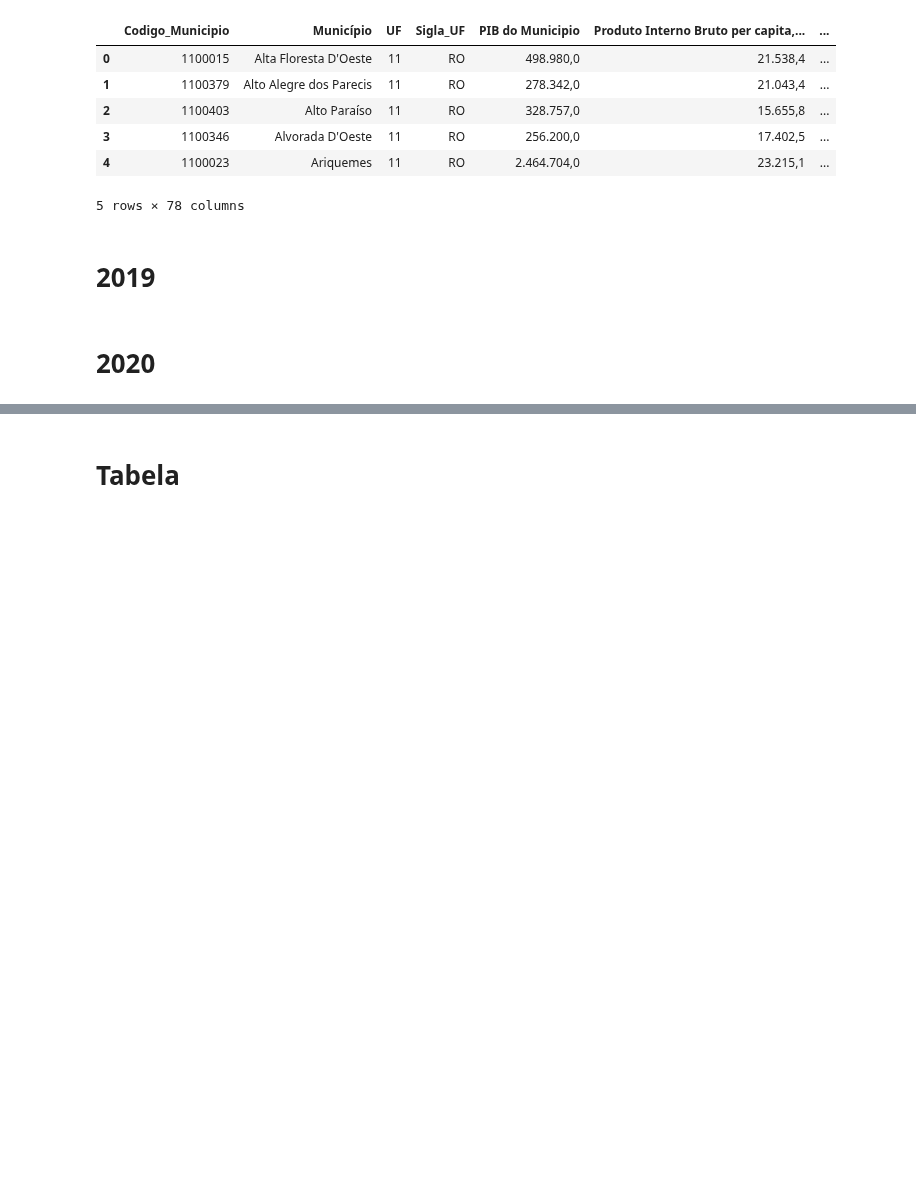
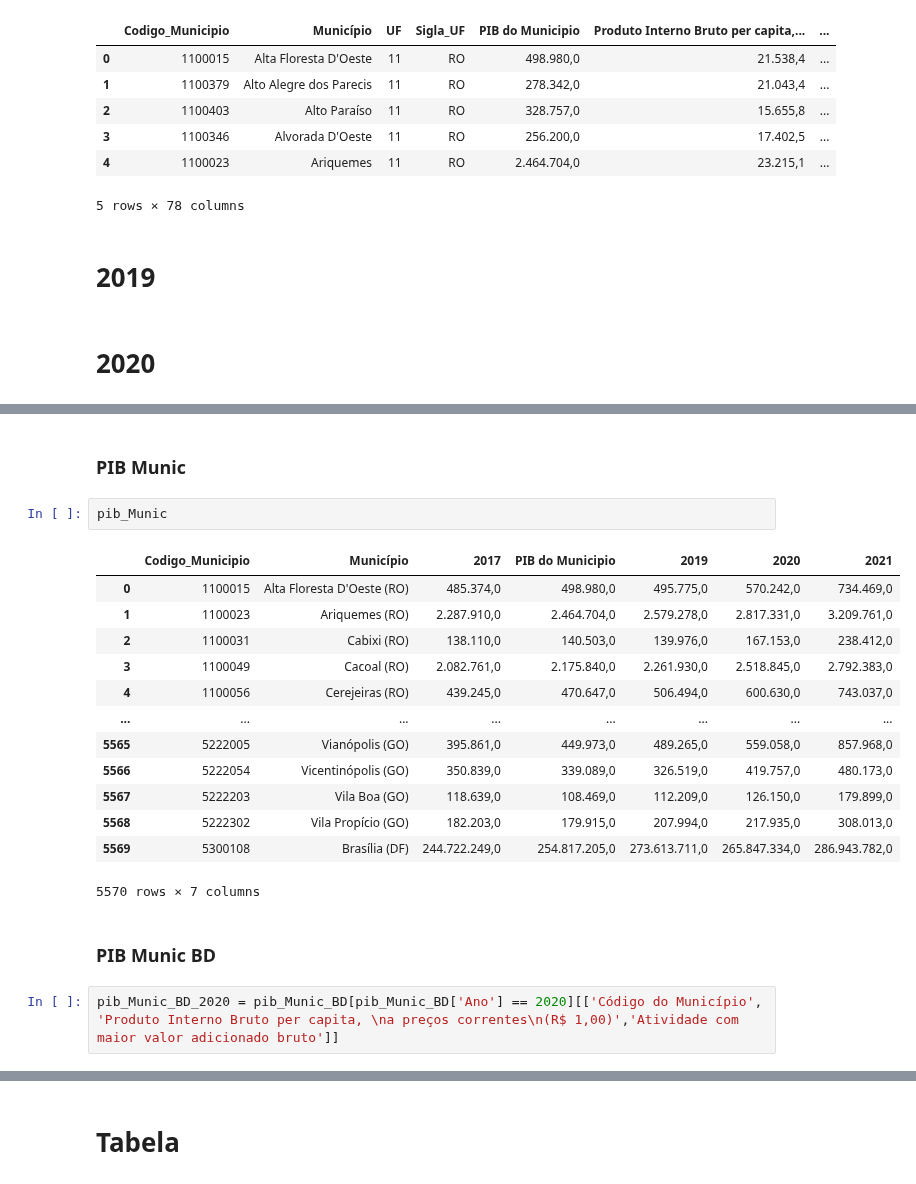
Before and after one commit to AHChaves/IC-InSAN, a Jupyter notebook: integracao.ipynb, the cells around one changed output, grey strips where cells are left out. Saved outputs shown, nothing was run; the diff lists cells and outputs as text; blank space fills up the shorter version.

```diff
--- a/integracao.ipynb
+++ b/integracao.ipynb
@@ -631,0 +624,22 @@ bd_2018.head()
+# %% [markdown]
+### PIB Munic
+# %%
+pib_Munic
+# %% [output]
+|  | Codigo_Municipio | Município | 2017 | PIB do Municipio | 2019 | 2020 | 2021 |
+| 0 | 1100015 | Alta Floresta D'Oeste (RO) | 485.374,0 | 498.980,0 | 495.775,0 | 570.242,0 | 734.469,0 |
+| 1 | 1100023 | Ariquemes (RO) | 2.287.910,0 | 2.464.704,0 | 2.579.278,0 | 2.817.331,0 | 3.209.761,0 |
+| 2 | 1100031 | Cabixi (RO) | 138.110,0 | 140.503,0 | 139.976,0 | 167.153,0 | 238.412,0 |
+| 3 | 1100049 | Cacoal (RO) | 2.082.761,0 | 2.175.840,0 | 2.261.930,0 | 2.518.845,0 | 2.792.383,0 |
+| 4 | 1100056 | Cerejeiras (RO) | 439.245,0 | 470.647,0 | 506.494,0 | 600.630,0 | 743.037,0 |
+| ... | ... | ... | ... | ... | ... | ... | ... |
+| 5565 | 5222005 | Vianópolis (GO) | 395.861,0 | 449.973,0 | 489.265,0 | 559.058,0 | 857.968,0 |
+| 5566 | 5222054 | Vicentinópolis (GO) | 350.839,0 | 339.089,0 | 326.519,0 | 419.757,0 | 480.173,0 |
+| 5567 | 5222203 | Vila Boa (GO) | 118.639,0 | 108.469,0 | 112.209,0 | 126.150,0 | 179.899,0 |
+| 5568 | 5222302 | Vila Propício (GO) | 182.203,0 | 179.915,0 | 207.994,0 | 217.935,0 | 308.013,0 |
+| 5569 | 5300108 | Brasília (DF) | 244.722.249,0 | 254.817.205,0 | 273.613.711,0 | 265.847.334,0 | 286.943.782,0 |
+5570 rows × 7 columns
+# %% [markdown]
+### PIB Munic BD
+# %%
+pib_Munic_BD_2020 = pib_Munic_BD[pib_Munic_BD['Ano'] == 2020][['Código do Município', 'Produto Interno Bruto per capita, \na preços correntes\n(R$ 1,00)','Atividade com maior valor adicionado bruto']]
```
Also changed, not shown: parts of 60 cells of this notebook, 1 other file.
